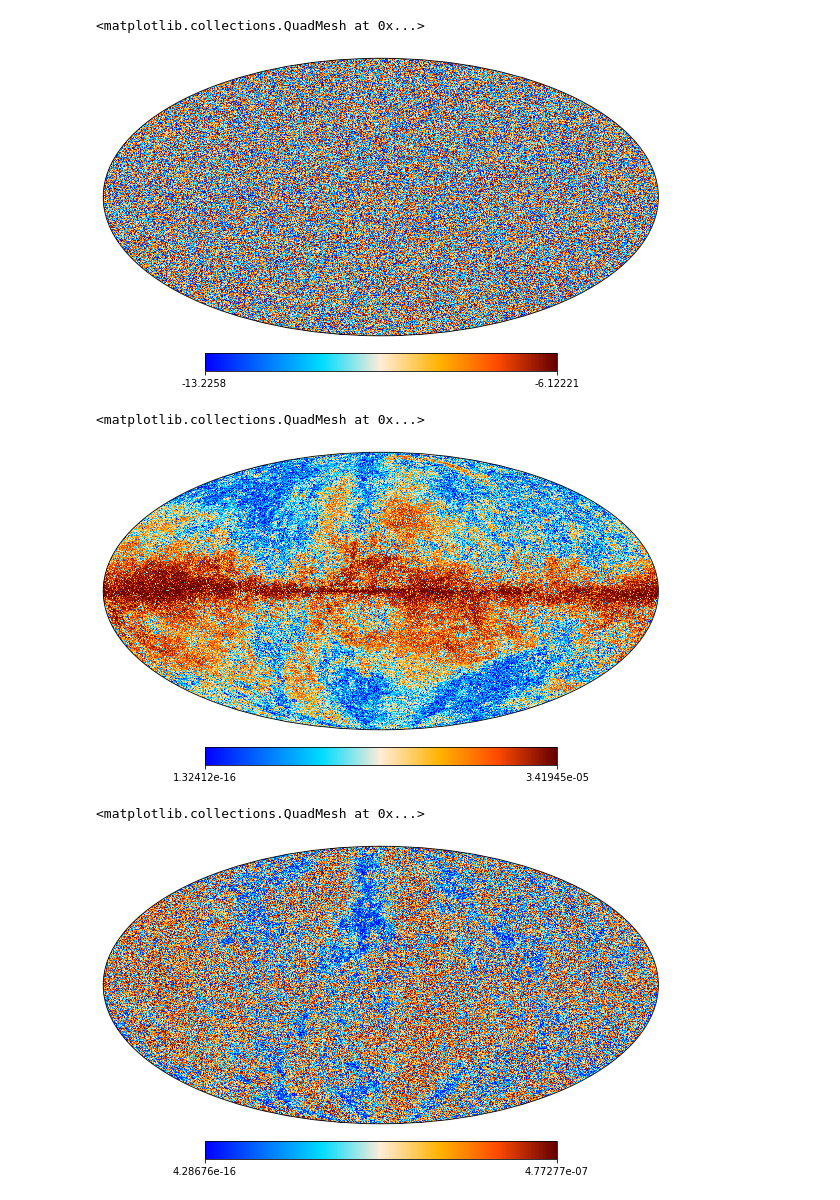
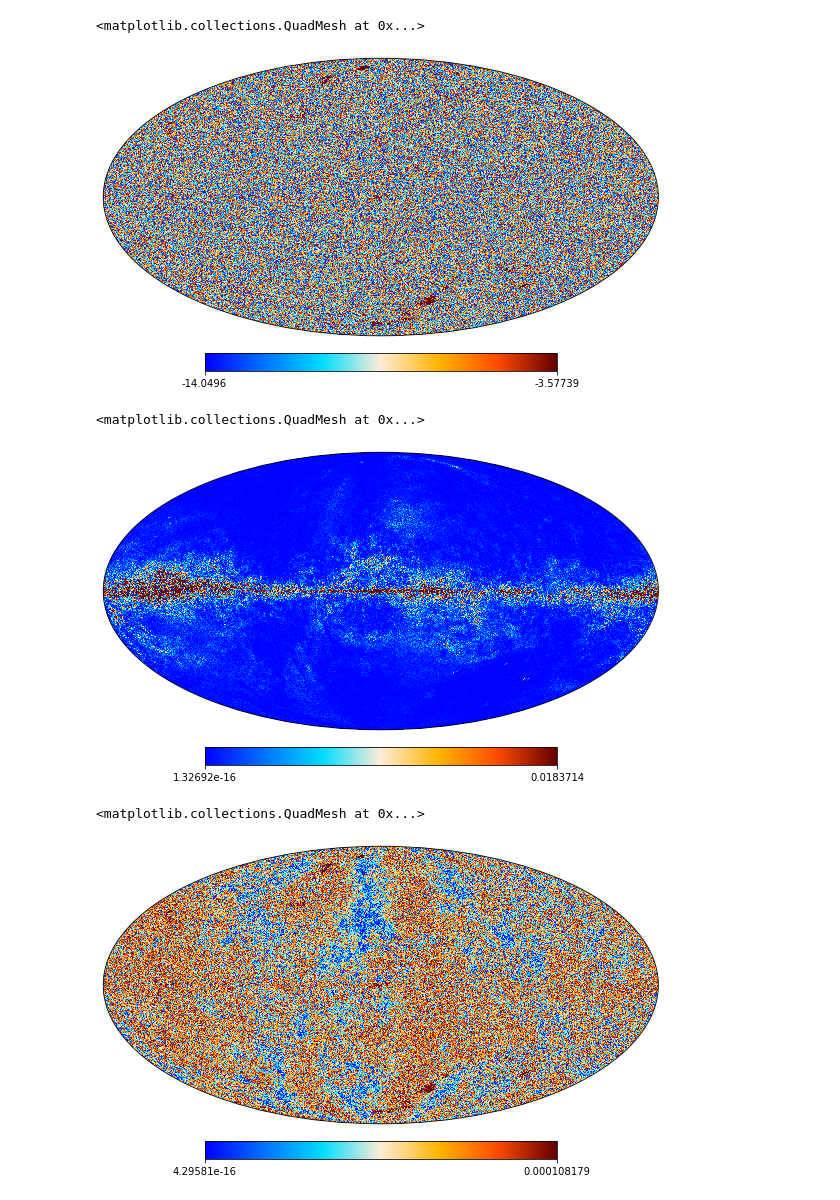
Before and after one commit to LeoVacher/moments_for_panex, a Jupyter notebook: Reproduce_any_Pysm_model.ipynb, the cells around one changed output. Drawn from its saved outputs; the diff is of its cells as text; code cells hidden in the pictures.

```diff
--- a/Reproduce_any_Pysm_model.ipynb
+++ b/Reproduce_any_Pysm_model.ipynb
@@ -176,0 +67,2 @@ mom, barbI, barbP, bartI, bartP = compute_pure3Dmom(nside,AI,betamap,tempmap,max
+# %%
+mom, barbI, barbP, bartI, bartP = lib.compute_mom(nside,AI,betamap,tempmap,maxborder=omax,maxtorder=omax,SED_type=model_type,pivot_type=pivot_type)#,betabar=1.46,tempbar=19.6)
@@ -177,16 +72,21 @@ mom, barbI, barbP, bartI, bartP = compute_pure3Dmom(nside,AI,betamap,tempmap,max
 # %%
 #build the SED of the model from the moment maps
-Abar=np.sum(AI,axis=0)
-barMBBI = lib.MBBpysm(freq,Abar[0],barbI,bartI,nu0)
-barMBBP = lib.MBBpysm(freq,Abar[1]+1j*Abar[2],barbP,bartP,nu0)
-barMBB=np.array([barMBBI,barMBBP.real,barMBBP.imag])
-
-#compute d12 using moment expansion at 100 GHz
-f = 100 #GHz
-idf=list(freq).index(f)
+if model_type=='mbb':
+    Abar=np.sum(AI,axis=0)
+    barMBBI = lib.MBBpysm(freq,Abar[0],barbI,bartI,nu0)
+    barMBBP = lib.MBBpysm(freq,Abar[1]+1j*Abar[2],barbP,bartP,nu0)
+    barSED=np.array([barMBBI,barMBBP.real,barMBBP.imag])
+elif model_type=='pl':
+    Abar=np.sum(AI,axis=0)
+    barPLI = lib.PLpysm(freq,Abar[0],barbI,nu0)
+    barPLP = lib.PLpysm(freq,Abar[1]+1j*Abar[2],barbP,nu0)
+    barSED=np.array([barPLI,barPLP.real,barPLP.imag])
+    bartI=1
+    bartP=1
 
 #compute the maps for the expansion up to order omax:
-modelmoms= np.zeros((omax+1,3,npix))
-modelmoms[0]= barMBB[:,idf]
+modelmoms= np.zeros((omax+1,N_freq,3,npix))
 for i in range(omax):
-    modelmoms[i+1]= model_mbb_moments(nside,f, barMBB[:,idf],mom,1/bartI,maxborder=(i+1),maxtorder=(i+1),tempmapP=1/bartP)
+    for idf in range(len(freq)):
+        modelmoms[0,idf]= barSED[:,idf]
+        modelmoms[i+1,idf]= lib.model_SED_moments(nside,freq[idf], barSED[:,idf],mom,1/bartI,nu0=nu0,maxborder=(i+1),maxtorder=(i+1),tempmapP=1/bartP,SED_type=model_type)
@@ -228,17 +163,22 @@ plt.show()
 # %%
-a=np.log10(abs((model[idf,pol]-modelmoms[omax,pol])/modelmoms[i,pol]))
-hp.projview(a, cmap='planck',norm='hist')#,min=-3, max=-1)
+#plot of the log10 relative residual maps for maximum order of the expansion (also displayed in histograms previously). Should look like white noise when the only limit is python precision.
+res=abs(model[idf,pol]-modelmoms[omax,idf,pol])
+hp.projview(np.log10(abs(res/modelmoms[i,idf,pol])), cmap='planck',norm='hist')#,min=-3, max=-1)
 # %% [output]
 <matplotlib.collections.QuadMesh at 0x...>
-[figure, old version]
+[figure, new version]
 # %%
-sigpixlb= 0.8612084011610828
-hp.projview(abs(model[idf,pol]-modelmoms[omax,pol])/sigpixlb, cmap='planck',norm='hist')#min=0, max=0.01,
+#plot of the residuals compared to litebird's resolution in the pixel. Lower than one --> difference impossible to detect for a LB-like experiment
+
+sigpix_f= sigpix[idf]
+hp.projview(res/sigpix_f, cmap='planck',norm='hist')#min=0, max=0.01,
 # %% [output]
 <matplotlib.collections.QuadMesh at 0x...>
-[figure, old version]
+[figure, new version]
 # %%
-hp.projview(abs((model[idf, pol] - modelmoms[omax,pol])/abs(model[idf, 1]+1j*model[idf, 2])), cmap='planck',norm='hist')#min=0, max=0.01,
+#plot of the residuals compared to the value of the polarized intensity of the original Pysm model in each pixel
+
+hp.projview(res/abs(model[idf, 1]+1j*model[idf, 2]), cmap='planck',norm='hist')#min=0, max=0.01,
 # %% [output]
 <matplotlib.collections.QuadMesh at 0x...>
-[figure, old version]
+[figure, new version]
```
Also changed, not shown: parts of 14 cells of this notebook, 1 other file.
